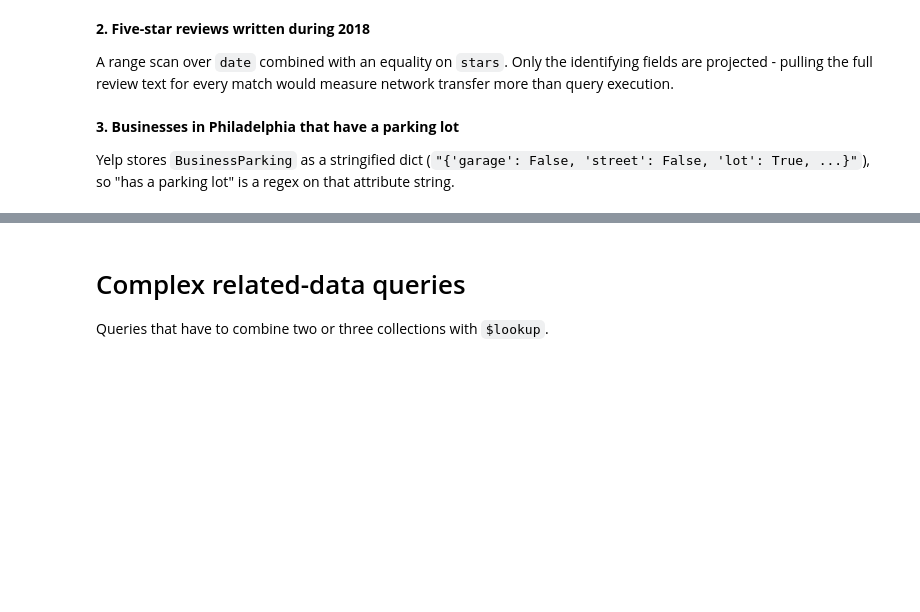
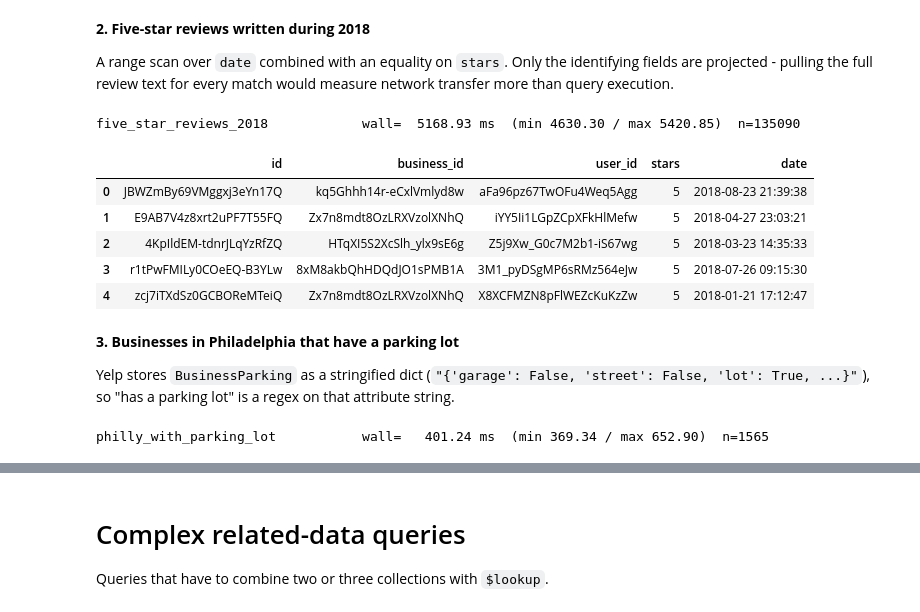
Before and after one commit to Hekaton003/NBP_Proekt, a Jupyter notebook: mongodb_query_benchmark.ipynb, the cells around one changed output, grey strips where cells are left out. Saved outputs shown, nothing was run; the diff lists cells and outputs as text; code cells hidden in the pictures; blank space fills up the shorter version.

```diff
--- a/mongodb_query_benchmark.ipynb
+++ b/mongodb_query_benchmark.ipynb
@@ -67,9 +83,13 @@ displays its own output. Write the actual query in the lambda. Pass `repeats=` /
 # %%
 results = []
 
-def bench(name, fn, repeats=REPEATS):
+def bench(name, fn, repeats=REPEATS, warmups=WARMUP):
     """Time `fn` and return its result rows as a DataFrame (from the last timed run)."""
     times, rows = [], []
+
+    for _ in range(warmups):
+        rows = list(fn())
+
     for _ in range(repeats):
         t0 = time.perf_counter()
         rows = list(fn())
@@ -108,13 +139,24 @@ A range scan over `date` combined with an equality on `stars`. Only the identify
 fields are projected - pulling the full review text for every match would measure
 network transfer more than query execution.
 # %%
-bench("five_star_reviews_2018",
+five_star_reviews_2018 = bench("five_star_reviews_2018",
       lambda: db.reviews.find(
           {"stars": 5,
            "date": {"$gte": YEAR_START, "$lt": YEAR_END}},
           {"_id": 0, "id": 1, "business_id": 1, "user_id": 1, "stars": 1, "date": 1}
       )
     )
+# %% [output]
+five_star_reviews_2018            wall=  5168.93 ms  (min 4630.30 / max 5420.85)  n=135090
+# %%
+five_star_reviews_2018.head()
+# %% [output]
+|  | id | business_id | user_id | stars | date |
+| 0 | JBWZmBy69VMggxj3eYn17Q | kq5Ghhh14r-eCxlVmlyd8w | aFa96pz67TwOFu4Weq5Agg | 5 | 2018-08-23 21:39:38 |
+| 1 | E9AB7V4z8xrt2uPF7T55FQ | Zx7n8mdt8OzLRXVzolXNhQ | iYY5Ii1LGpZCpXFkHlMefw | 5 | 2018-04-27 23:03:21 |
+| 2 | 4KpIldEM-tdnrJLqYzRfZQ | HTqXI5S2XcSlh_ylx9sE6g | Z5j9Xw_G0c7M2b1-iS67wg | 5 | 2018-03-23 14:35:33 |
+| 3 | r1tPwFMILy0COeEQ-B3YLw | 8xM8akbQhHDQdJO1sPMB1A | 3M1_pyDSgMP6sRMz564eJw | 5 | 2018-07-26 09:15:30 |
+| 4 | zcj7iTXdSz0GCBOReMTeiQ | Zx7n8mdt8OzLRXVzolXNhQ | X8XCFMZN8pFlWEZcKuKzZw | 5 | 2018-01-21 17:12:47 |
 # %% [markdown]
 **3. Businesses in Philadelphia that have a parking lot**
 
@@ -122,9 +164,11 @@ Yelp stores `BusinessParking` as a stringified dict
 (`"{'garage': False, 'street': False, 'lot': True, ...}"`), so "has a parking lot"
 is a regex on that attribute string.
 # %%
-bench("philly_with_parking_lot",
+philly_with_parking_lot = bench("philly_with_parking_lot",
       lambda: db.businesses.find(
           {"location.city": CITY,
            "attributes.BusinessParking": {"$regex": r"'lot':\s*True"}},
           {"_id": 0, "id": 1, "name": 1, "attributes.BusinessParking": 1}
       ))
+# %% [output]
+philly_with_parking_lot           wall=   401.24 ms  (min 369.34 / max 652.90)  n=1565
```
Also changed, not shown: parts of 25 cells of this notebook, 3 other files.
